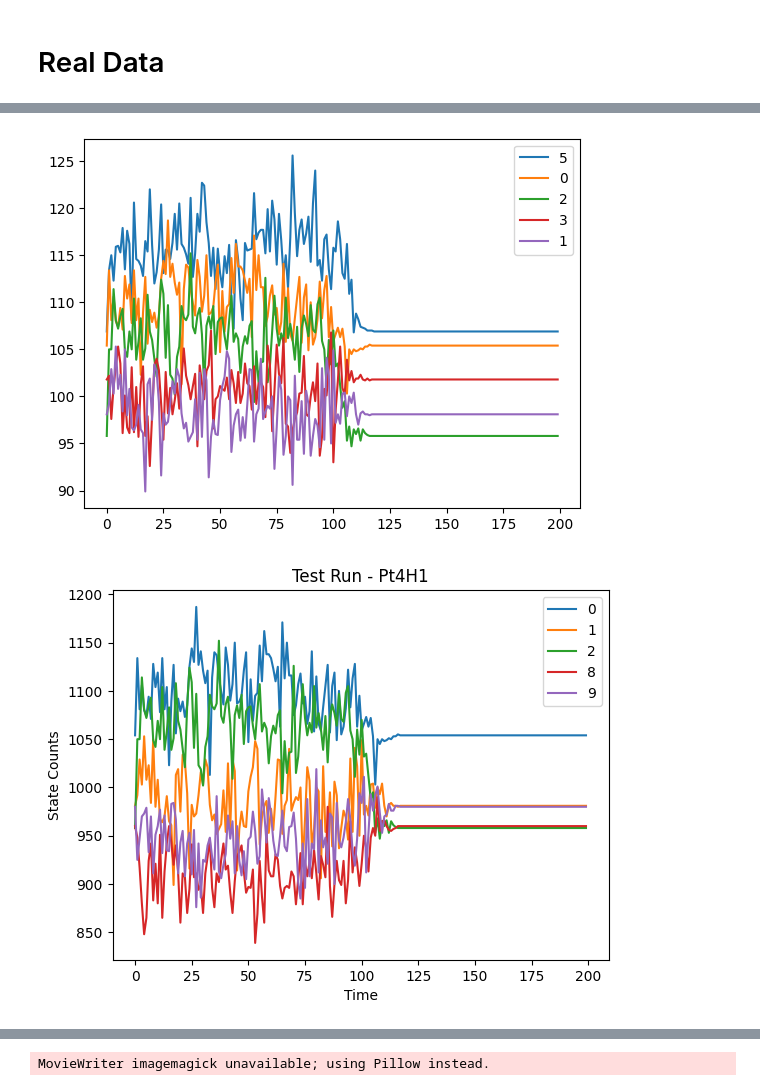
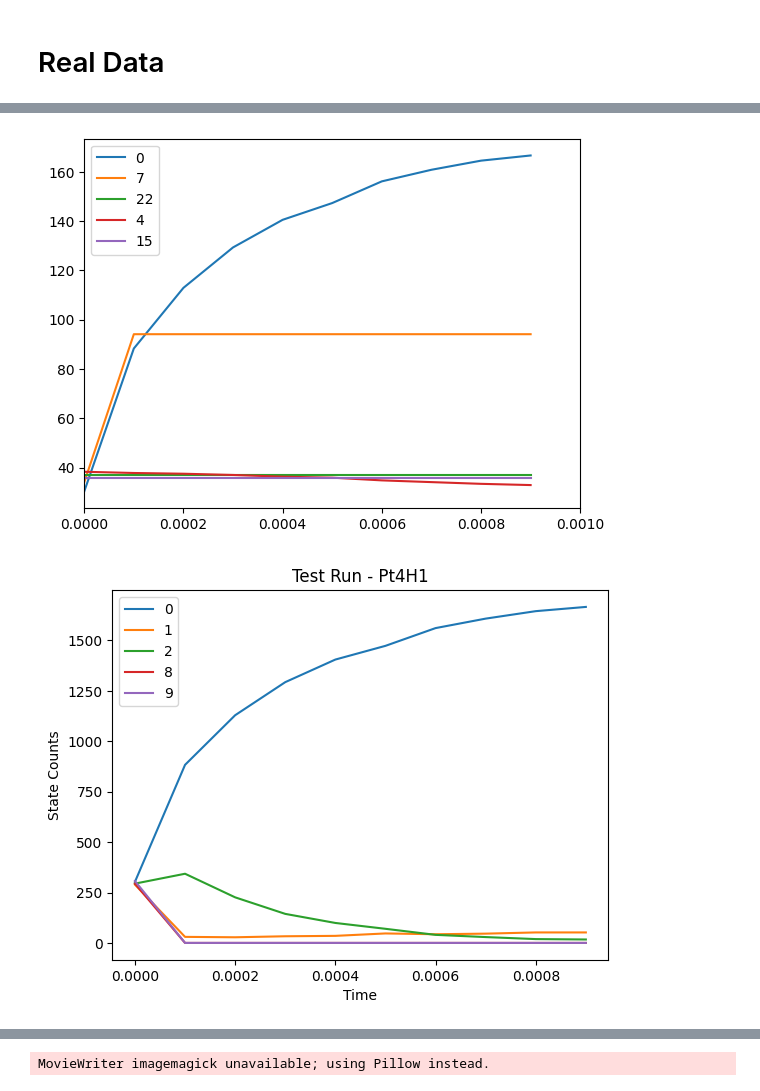
Before and after one commit to santi921/kmcluster, a Jupyter notebook: kmcluster/scripts/run.ipynb, the cells around one changed output, grey strips where cells are left out. Drawn from its saved outputs; the diff is of its cells as text; code cells hidden in the pictures.

Commit message:
filter zero on rate calc + implemented run to time

```diff
--- a/kmcluster/scripts/run.ipynb
+++ b/kmcluster/scripts/run.ipynb
@@ -207,3 +207,24 @@ Pt_H1_links=[[0,1,0.15],[0,2,0.61],[0,3,0.39],[2,4,0.27],[2,6,0.50],[2,8,0.66],[
 H_H1_links=[[0,6,0.52],[1,2,0.28],[2,5,0.22],[3,5,0.22],[7,8,0.15],[8,9,0.14]]
 Pt4H1_rawE=[-17.71720725 ,-17.68531409 ,-17.57336808 ,-17.50640668,-17.50097929,-17.50887522,-17.38155630,-17.25580137,-17.15164472,-17.13649884]
 H1_E=[Pt4H1_rawE[x]-Pt4H1_rawE[0] for x in range(0,len(Pt4H1_rawE))]
+
+Pt4H1_rev=[]
+for i in range(0,len(Pt_H1_links)):
+    Pt4H1_rev.append([Pt_H1_links[i][1],Pt_H1_links[i][0],
+                      round((Pt_H1_links[i][2]+H1_E[Pt_H1_links[i][0]])-H1_E[Pt_H1_links[i][1]],2)])
+
+#raw energies
+Pt4H1_rawE=[-17.71720725 ,-17.68531409 ,-17.57336808 ,-17.50640668,-17.50097929,-17.50887522,-17.38155630,-17.25580137,-17.15164472,-17.13649884]
+#relative energies
+H1_E=[Pt4H1_rawE[x]-Pt4H1_rawE[0] for x in range(0,len(Pt4H1_rawE))]
+#all the forward barriers
+Pt_H1_links=[[0,1,0.15],[0,2,0.61],[0,3,0.39],[2,4,0.27],[2,6,0.50],[2,8,0.66],[3,8,0.55],[5,7,0.52],[5,9,0.66],
+             [5,6,0.66],[0,6,0.52],[1,2,0.28],[2,5,0.22],[3,5,0.22],[7,8,0.15],[8,9,0.14]]
+#calculating the reverse barriers
+Pt4H1_rev=[]
+for i in range(0,len(Pt_H1_links)):
+    Pt4H1_rev.append([Pt_H1_links[i][1],Pt_H1_links[i][0],
+                      round((Pt_H1_links[i][2]+H1_E[Pt_H1_links[i][0]])-H1_E[Pt_H1_links[i][1]],2)])
+#all barriers
+Pt_H1_all = Pt_H1_links + Pt4H1_rev
+Pt_H1_all
@@ -210,4 +249,4 @@ H1_E=[Pt4H1_rawE[x]-Pt4H1_rawE[0] for x in range(0,len(Pt4H1_rawE))]
 # %%
 from kmcluster.core.data import sparse_to_mat
 
-energies_mat = sparse_to_mat(Pt_H1_links, len(Pt4H1_rawE))
+energies_mat = sparse_to_mat(Pt_H1_all, len(Pt_H1_all))
@@ -214,21 +269,23 @@ energies_mat = sparse_to_mat(Pt_H1_links, len(Pt4H1_rawE))
 # %%
-rfkmc_obj=rfkmc()
-temp_boltz = 300 * 8.617 * 10**(-5)
+
+temp_boltz = 100 * 8.617 * 10**(-5)
+rfkmc_obj=rfkmc(k_b_t=temp_boltz)
 
 init_boltz = boltz(
     energies = H1_E,
     T=temp_boltz,
     size=10000)
 
+init_random = random_init(10000, energies_mat.shape[0])
+
 # initialize kmc object
 kmc_boltz = kmc(
-    time_stop = 100,
-    pop_size=1000,
+    time_stop = 0.001,
     energies=energies_mat,
     draw_crit=rfkmc_obj,
-    initialization=init_boltz,
+    initialization=init_random,
 )
 
 # run calcs
-kmc_boltz.run(n_steps=100)
+kmc_boltz.run(n_steps=-1)
 trajectories = kmc_boltz.trajectories
@@ -276,25 +294,25 @@ kmc_boltz.get_state_dict_at_time(t=0)
 # %%
 plot_top_n_states(
     trajectories,
     n_show=5,
     total_states = len(Pt4H1_rawE),
-    resolution = 1,
-    max_time = 200)
+    resolution = 0.0001,
+    max_time = 0.001)
 # %% [output]
-[figure, old version]
+[figure, new version]
 # %%
 plot_states(
     trajectories,
     states_to_plot=[0,1,2,8,9],
-    resolution = 1,
-    max_time = 200,
+    resolution = 0.0001,
+    max_time = 0.001,
     title = "Test Run - Pt4H1",
     xlabel = "Time",
     ylabel = "State Counts",
     save = True,
     save_name = "../../reporting/plots/test_run_Pt4H1.png")
 # %% [output]
-[figure, old version]
+[figure, new version]
 # %%
 time_slice = 0
 pos = graph_trajectories_static(
```
Also changed, not shown: parts of 8 cells of this notebook, 4 other files.
